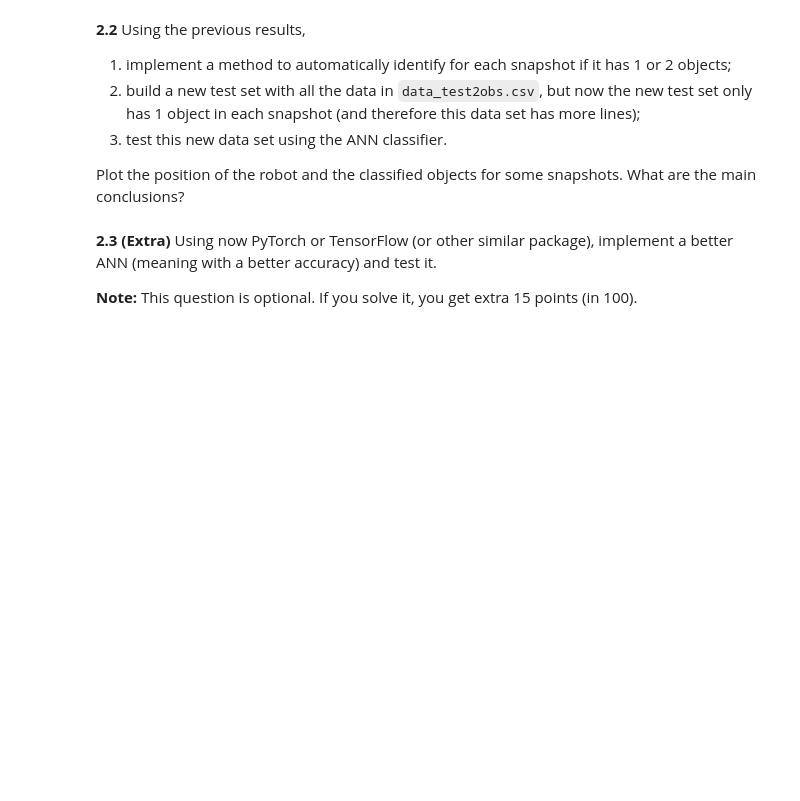
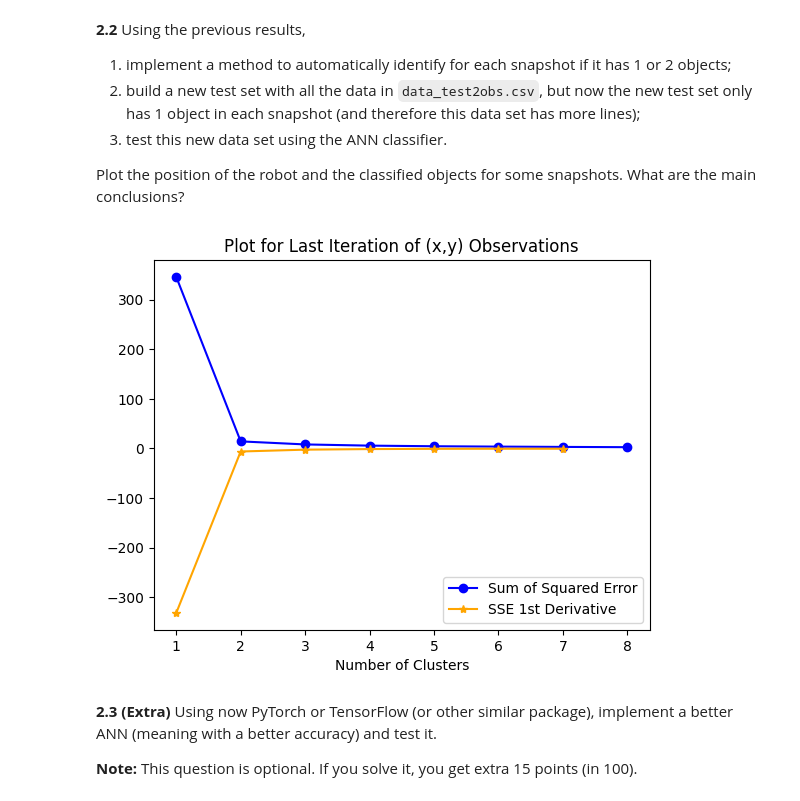
Before and after one commit to cthadeufaria/apc, a Jupyter notebook: project02/ML_project2.2.ipynb, the cells around one changed output. Cells and saved outputs as stored; diff of their text form; code cells hidden in the pictures; blank space fills up the shorter version.

```diff
--- a/project02/ML_project2.2.ipynb
+++ b/project02/ML_project2.2.ipynb
@@ -675,0 +615,43 @@ Plot the position of the robot and the classified objects for some snapshots. Wh
+# %%
+"""Estimate best number of clusters."""
+def SSE(X, centroids, cluster):
+    total = 0
+    for i, point in enumerate(X):
+        total += np.sqrt((centroids[int(cluster[i]), 0] - point[0]) ** 2 + (centroids[int(cluster[i]), 1] - point[1]) ** 2)
+    return total
+
+def find_bestk(derivatives, derivatives_range, threshold):
+    bestk = 0
+    for i in reversed(derivatives_range):
+        if derivatives[i-1] < threshold:
+            bestk = i+1
+            break
+    if bestk == 0:
+        return 1
+    elif bestk > 2:
+        return 2
+    return bestk
+
+bestk = []
+k_range = range(1, 9)
+threshold = -100
+for t in range(xy.shape[0]):
+    cost_list = []
+    for k in k_range:
+        centroids, cluster = k_means(xy[t, :, :], k)
+        cost = SSE(xy[t, :, :], centroids, cluster)
+        cost_list.append(cost)
+    derivatives = []
+    derivatives_range = range(1, max(k_range))
+    for i in derivatives_range:
+        derivatives.append(cost_list[i] - cost_list[i-1])
+    bestk.append(find_bestk(derivatives, derivatives_range, threshold))
+
+plt.plot(k_range, cost_list, c='blue', marker='o')
+plt.plot(derivatives_range, derivatives, c='orange', marker='*')
+plt.legend(["Sum of Squared Error", "SSE 1st Derivative"], loc ="lower right")
+plt.title("Plot for Last Iteration of (x,y) Observations")
+plt.xlabel("Number of Clusters")
+plt.show()
+# %% [output]
+[figure, added]
```
Also changed, not shown: parts of 12 cells of this notebook, 2 other files.
